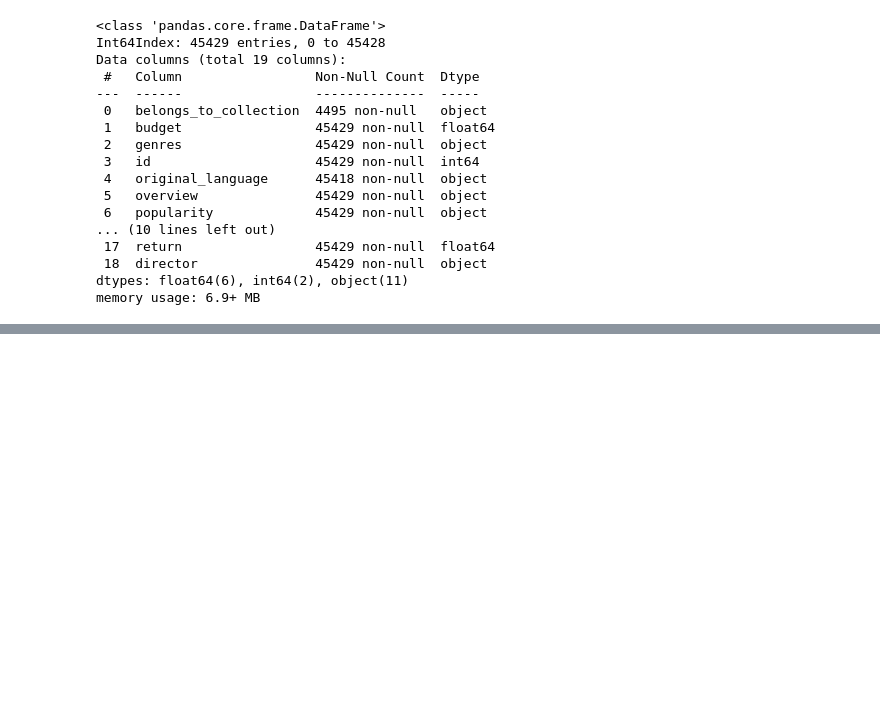
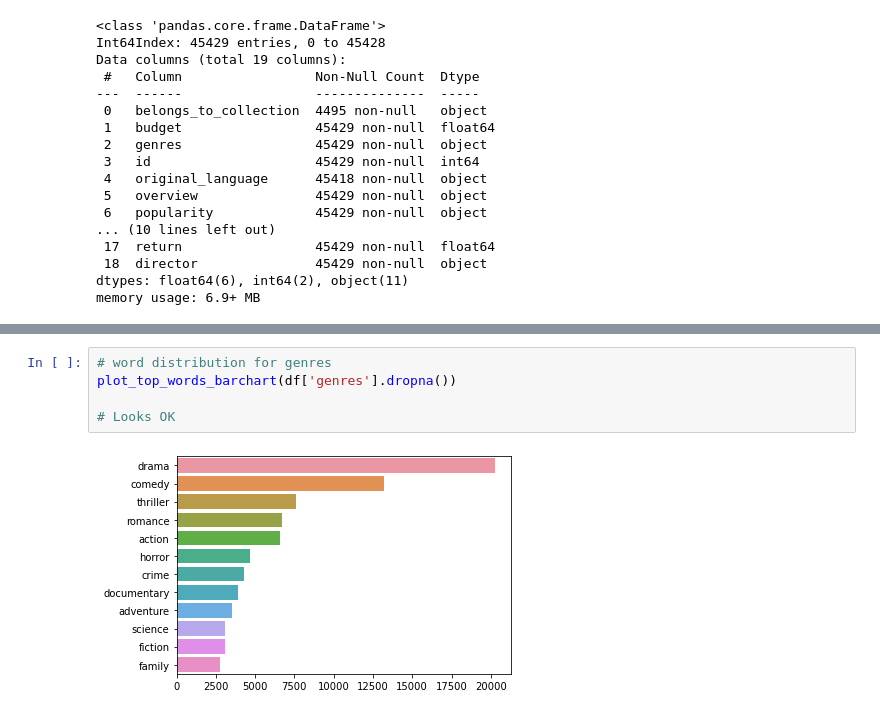
Before and after one commit to flaviobovio/movies, a Jupyter notebook: EDA.ipynb, the cells around one changed output, grey strips where cells are left out. Cells and saved outputs as stored; diff of their text form; blank space fills up the shorter version.

```diff
--- a/EDA.ipynb
+++ b/EDA.ipynb
@@ -118,0 +113,7 @@ a
+# %%
+# word distribution for genres
+plot_top_words_barchart(df['genres'].dropna())
+
+# Looks OK
+# %% [output]
+[figure, added]
```
Also changed, not shown: parts of 13 cells of this notebook, 16 other files.
